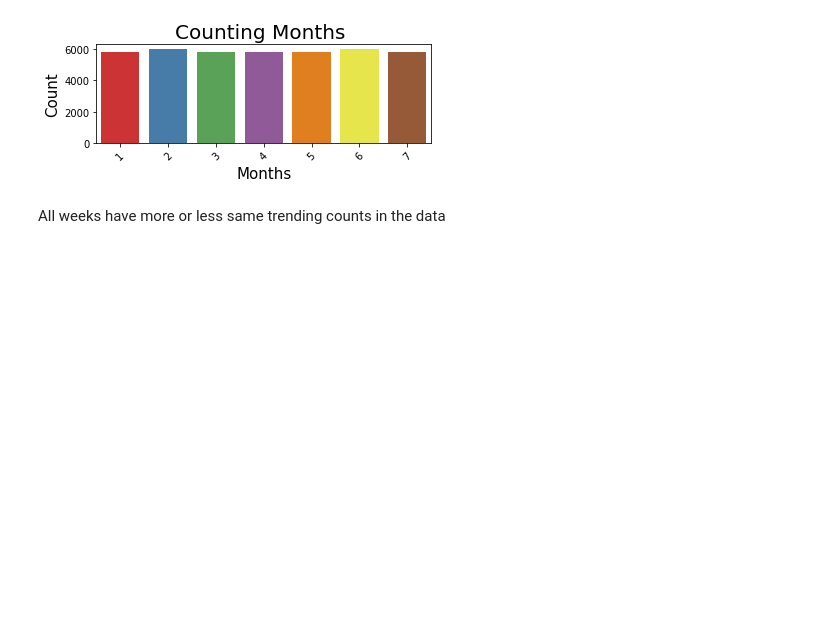
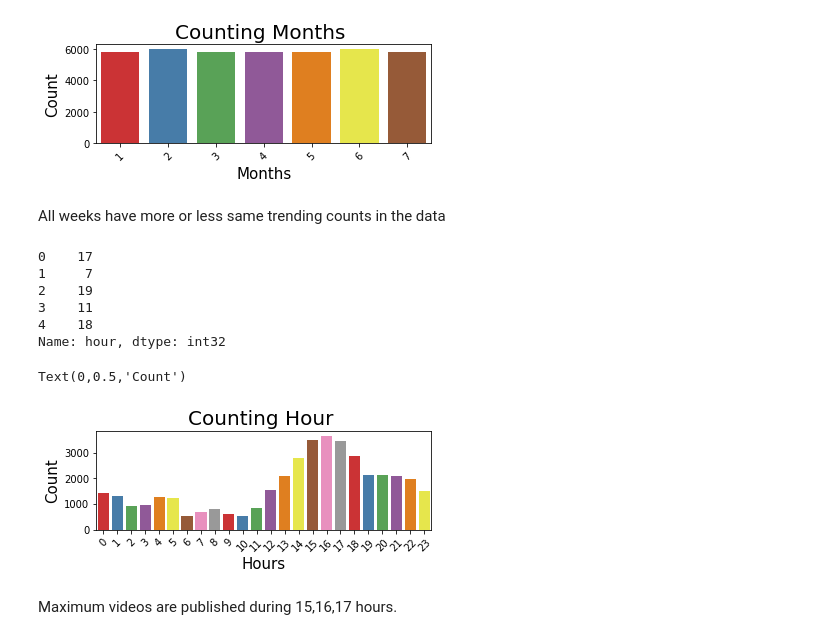
Before and after one commit to Tann10/YouTube, a Jupyter notebook: data-mining/EDA.ipynb, the cells around one changed output. Cells and saved outputs as stored; diff of their text form; code cells hidden in the pictures; blank space fills up the shorter version.

Commit message:
added time factor too!

```diff
--- a/data-mining/EDA.ipynb
+++ b/data-mining/EDA.ipynb
@@ -166,3 +166,29 @@ Text(0,0.5,'Count')
 [figure]
 # %% [markdown]
 All weeks have more or less same trending counts in the data
+# %%
+# separates date and time into two columns from 'publish_time' column
+unprocessed_df['time'] = unprocessed_df['publish_time'].dt.time
+
+unprocessed_df[['hour','min','sec']] = unprocessed_df['time'].astype(str).str.split(':', expand=True).astype(int)
+
+unprocessed_df['hour'][:5]
+# %% [output]
+0    17
+1     7
+2    19
+3    11
+4    18
+Name: hour, dtype: int32
+# %%
+plt.subplot(211)
+g = sns.countplot('hour', data=unprocessed_df, palette="Set1")
+g.set_xticklabels(g.get_xticklabels(),rotation=45)
+g.set_title("Counting Hour ", fontsize=20)
+g.set_xlabel("Hours", fontsize=15)
+g.set_ylabel("Count", fontsize=15)
+# %% [output]
+Text(0,0.5,'Count')
+[figure, added]
+# %% [markdown]
+Maximum videos are published during 15,16,17 hours.
```
